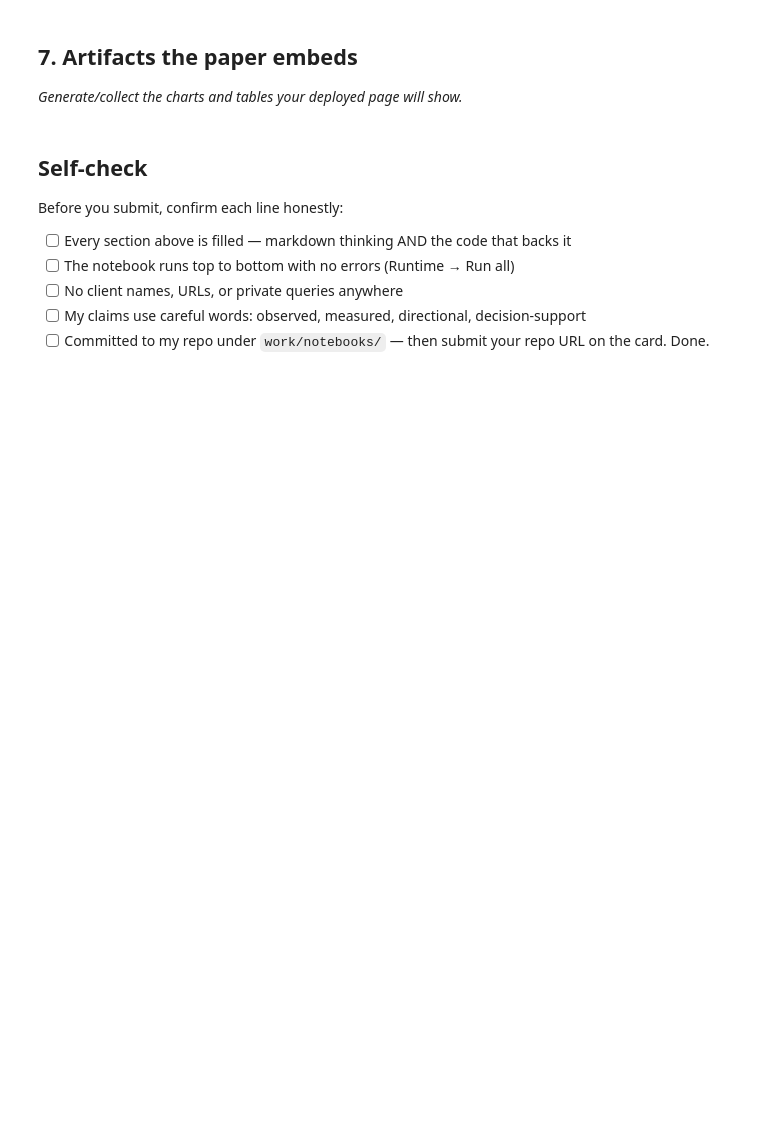
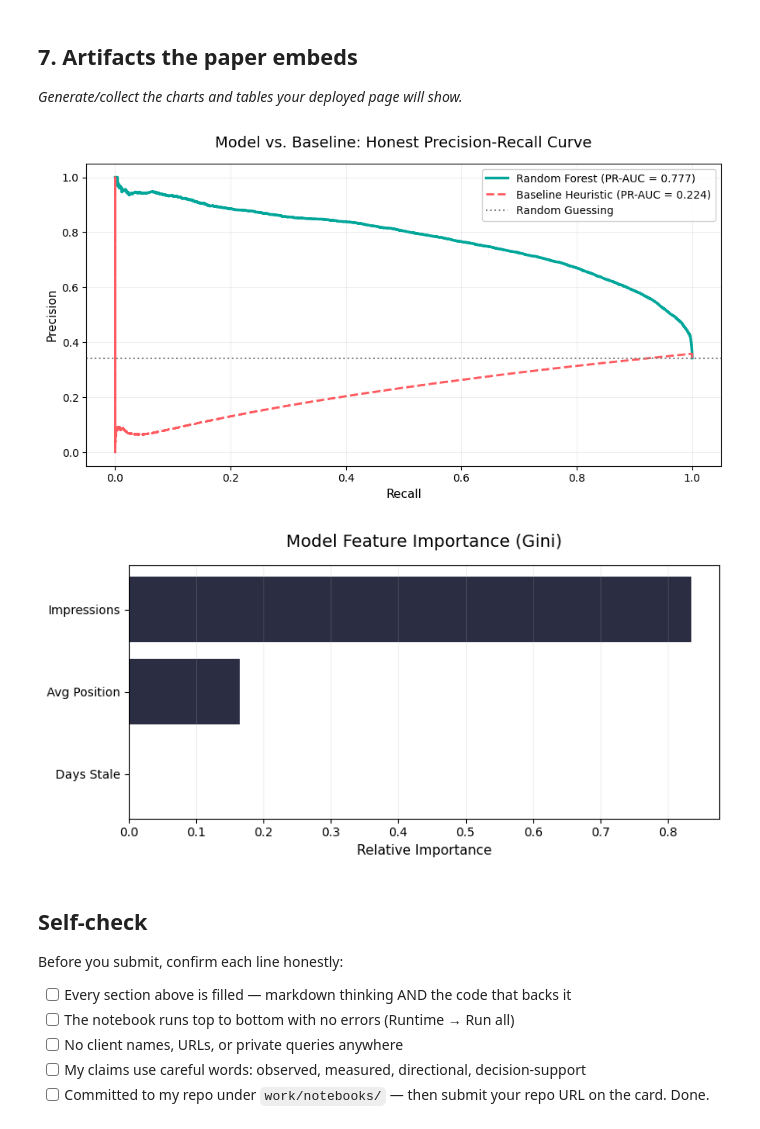
Before and after one commit to Yashraj-mlrobo/flyrank-task-1, a Jupyter notebook: work/notebooks/capstone.ipynb, the cells around one changed output. Drawn from its saved outputs; the diff is of its cells as text; code cells hidden in the pictures; blank space fills up the shorter version.

```diff
--- a/work/notebooks/capstone.ipynb
+++ b/work/notebooks/capstone.ipynb
@@ -34,6 +334,48 @@ This skeleton is yours to fill. Work the sections **in order** — each one has
 ## 7. Artifacts the paper embeds
 
 *Generate/collect the charts and tables your deployed page will show.*
+# %%
+import matplotlib.pyplot as plt
+import pandas as pd
+from sklearn.metrics import precision_recall_curve, auc
+
+# 1. PR-AUC CURVE
+precision_m, recall_m, _ = precision_recall_curve(y_val, model_probs)
+pr_auc_model = auc(recall_m, precision_m)
+precision_b, recall_b, _ = precision_recall_curve(y_val, baseline_val)
+pr_auc_baseline = auc(recall_b, precision_b)
+
+plt.figure(figsize=(9, 5))
+plt.plot(recall_m, precision_m, label=f'Random Forest (PR-AUC = {pr_auc_model:.3f})', color='#00a699', lw=2.5)
+plt.plot(recall_b, precision_b, label=f'Baseline Heuristic (PR-AUC = {pr_auc_baseline:.3f})', color='#ff5a5f', linestyle='--', lw=2)
+plt.axhline(y_val.mean(), color='gray', linestyle=':', label='Random Guessing')
+plt.title("Model vs. Baseline: Honest Precision-Recall Curve", fontsize=14, pad=15)
+plt.xlabel("Recall", fontsize=11)
+plt.ylabel("Precision", fontsize=11)
+plt.legend(loc="upper right", framealpha=0.9)
+plt.grid(True, alpha=0.2)
+plt.tight_layout()
+plt.savefig("pr_auc_curve.png")
+plt.show()
+
+# 2. FEATURE IMPORTANCE
+importances = rf_model.feature_importances_
+feat_imp_df = pd.DataFrame({
+    'Feature': ['Avg Position', 'Impressions', 'Days Stale'],
+    'Importance': importances
+}).sort_values(by='Importance', ascending=True)
+
+plt.figure(figsize=(8, 4))
+plt.barh(feat_imp_df['Feature'], feat_imp_df['Importance'], color='#2b2d42')
+plt.title("Model Feature Importance (Gini)", fontsize=14, pad=15)
+plt.xlabel("Relative Importance", fontsize=11)
+plt.grid(axis='x', alpha=0.2)
+plt.tight_layout()
+plt.savefig("feature_importance.png")
+plt.show()
+# %% [output]
+[figure, added]
+[figure, added]
 # %% [markdown]
 ## Self-check
 
```
Also changed, not shown: parts of 14 cells of this notebook.
